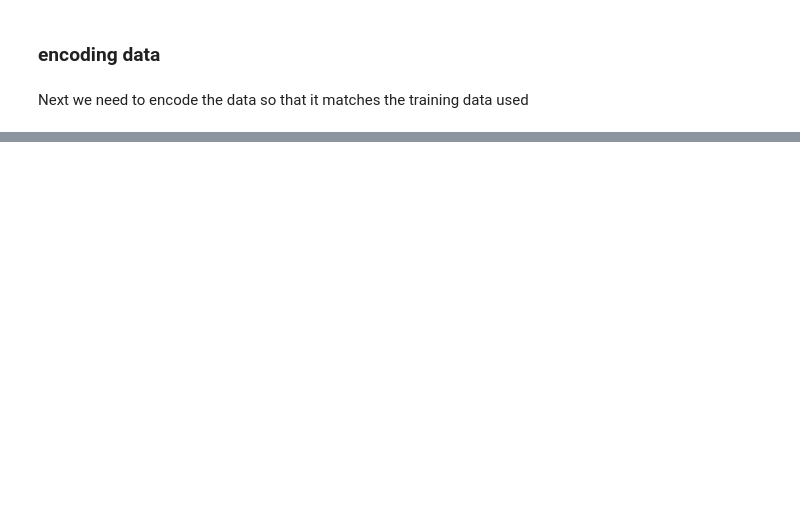
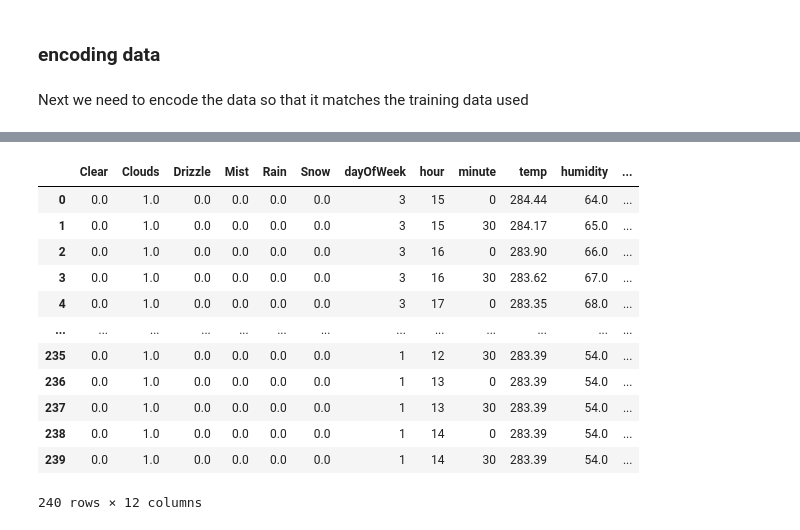
Before and after one commit to Henryjalewis/dublinbikes, a Jupyter notebook: weatherForecast.ipynb, the cells around one changed output, grey strips where cells are left out. Saved outputs shown, nothing was run; the diff lists cells and outputs as text; code cells hidden in the pictures; blank space fills up the shorter version.

```diff
--- a/weatherForecast.ipynb
+++ b/weatherForecast.ipynb
@@ -152,0 +205,16 @@ encodedThirtyMinuteDF.head()
+# %%
+encodedThirtyMinuteDF
+# %% [output]
+|  | Clear | Clouds | Drizzle | Mist | Rain | Snow | dayOfWeek | hour | minute | temp | humidity | ... |
+| 0 | 0.0 | 1.0 | 0.0 | 0.0 | 0.0 | 0.0 | 3 | 15 | 0 | 284.44 | 64.0 | ... |
+| 1 | 0.0 | 1.0 | 0.0 | 0.0 | 0.0 | 0.0 | 3 | 15 | 30 | 284.17 | 65.0 | ... |
+| 2 | 0.0 | 1.0 | 0.0 | 0.0 | 0.0 | 0.0 | 3 | 16 | 0 | 283.90 | 66.0 | ... |
+| 3 | 0.0 | 1.0 | 0.0 | 0.0 | 0.0 | 0.0 | 3 | 16 | 30 | 283.62 | 67.0 | ... |
+| 4 | 0.0 | 1.0 | 0.0 | 0.0 | 0.0 | 0.0 | 3 | 17 | 0 | 283.35 | 68.0 | ... |
+| ... | ... | ... | ... | ... | ... | ... | ... | ... | ... | ... | ... | ... |
+| 235 | 0.0 | 1.0 | 0.0 | 0.0 | 0.0 | 0.0 | 1 | 12 | 30 | 283.39 | 54.0 | ... |
+| 236 | 0.0 | 1.0 | 0.0 | 0.0 | 0.0 | 0.0 | 1 | 13 | 0 | 283.39 | 54.0 | ... |
+| 237 | 0.0 | 1.0 | 0.0 | 0.0 | 0.0 | 0.0 | 1 | 13 | 30 | 283.39 | 54.0 | ... |
+| 238 | 0.0 | 1.0 | 0.0 | 0.0 | 0.0 | 0.0 | 1 | 14 | 0 | 283.39 | 54.0 | ... |
+| 239 | 0.0 | 1.0 | 0.0 | 0.0 | 0.0 | 0.0 | 1 | 14 | 30 | 283.39 | 54.0 | ... |
+240 rows × 12 columns
```
Also changed, not shown: parts of 9 cells of this notebook, 2 other files.
